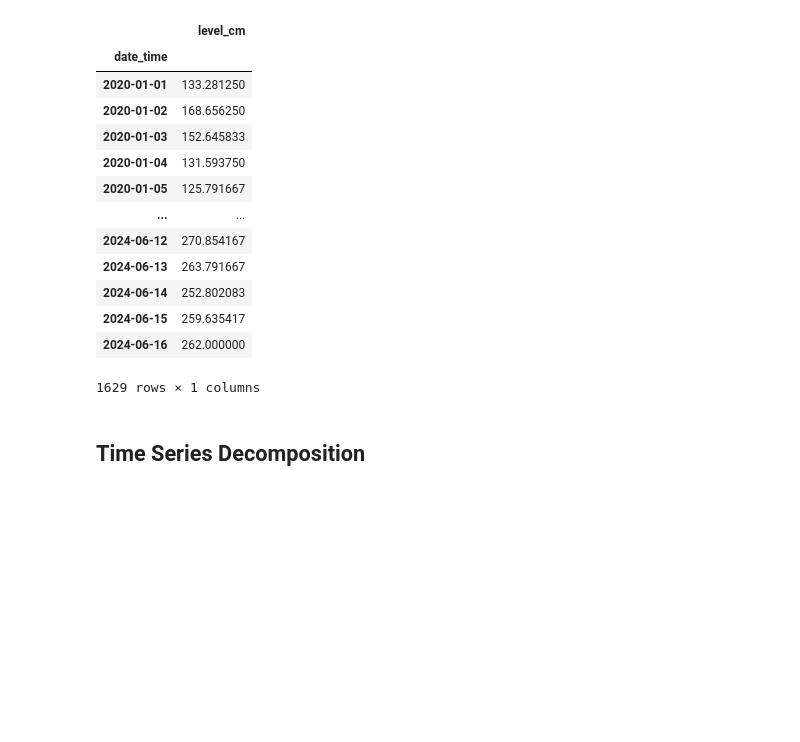
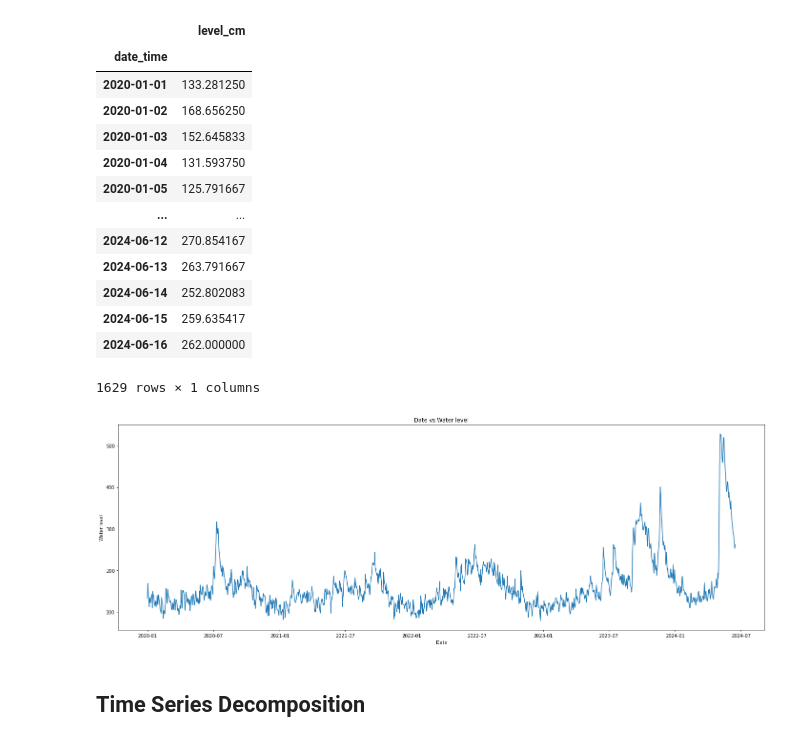
Before and after one commit to ThierrryScotto/cais_maua, a Jupyter notebook: cais_maua_time_series.ipynb, the cells around one changed output. Drawn from its saved outputs; the diff is of its cells as text; code cells hidden in the pictures; blank space fills up the shorter version.

```diff
--- a/cais_maua_time_series.ipynb
+++ b/cais_maua_time_series.ipynb
@@ -215,6 +201,10 @@ df_daily_mean
 | 2024-06-15 | 259.635417 |
 | 2024-06-16 | 262.000000 |
 1629 rows × 1 columns
+# %%
+plot_dataset(df_daily_mean.index, df_daily_mean['level_cm'], 'Date', 'Water level', f'Date vs Water level', figsize=(25, 8), dpi=70)
+# %% [output]
+[figure, added]
 # %% [markdown]
 ## Time Series Decomposition
 # %%
```
Also changed, not shown: parts of 71 cells of this notebook.
